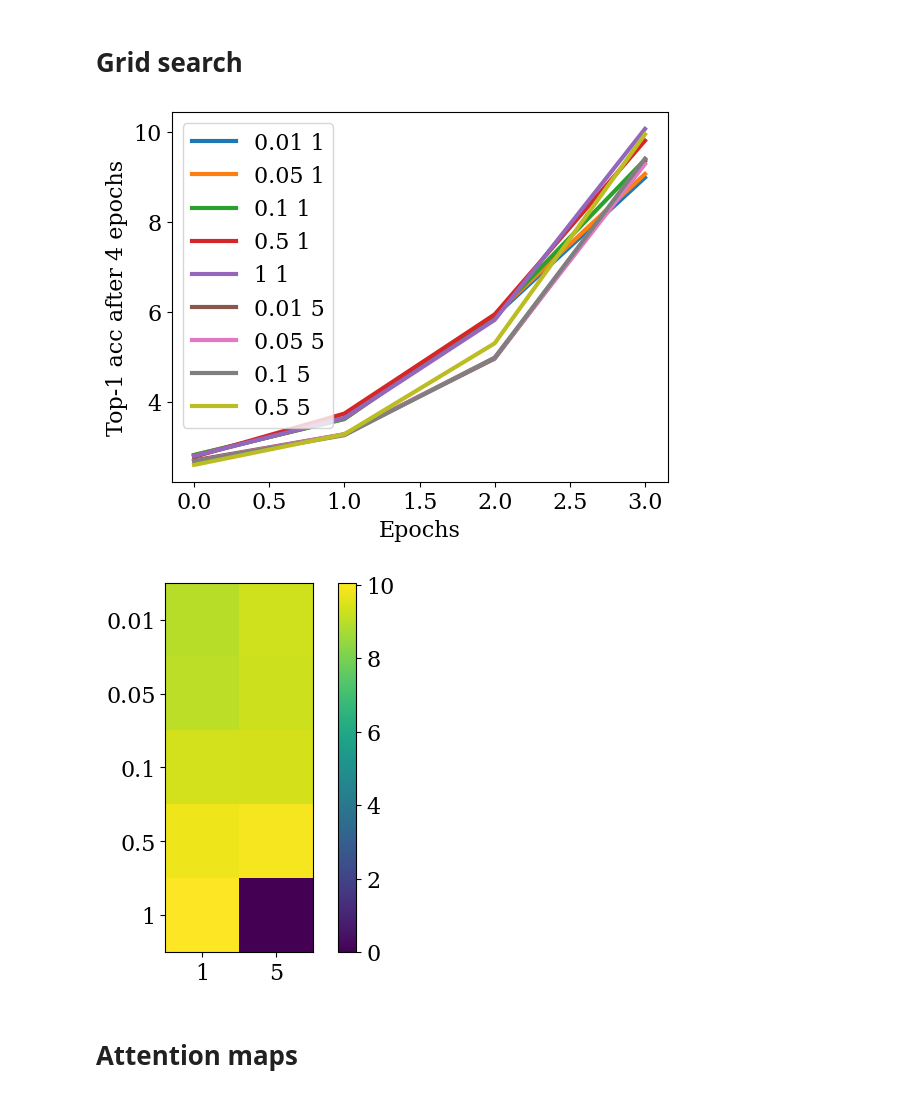
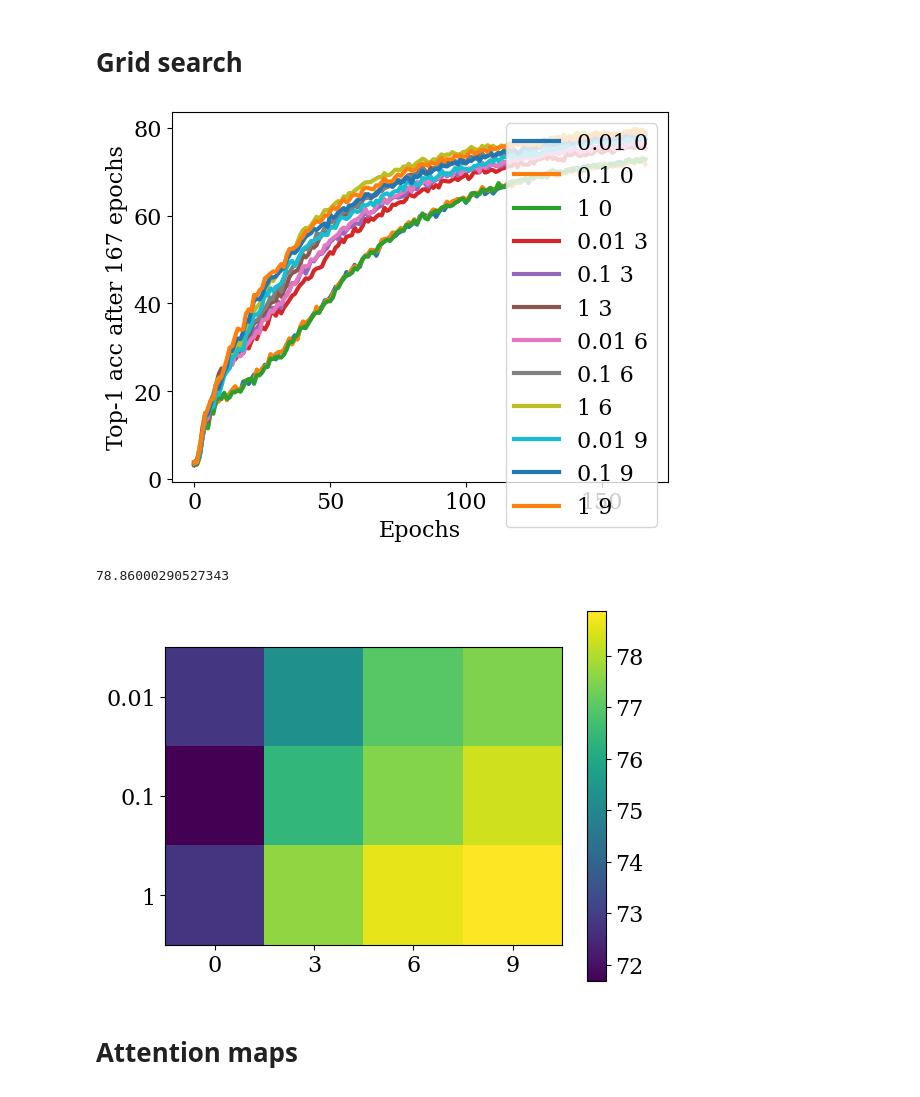
Before and after one commit to sdascoli/deit, a Jupyter notebook: deit.ipynb, the cells around one changed output. Saved outputs shown, nothing was run; the diff lists cells and outputs as text; code cells hidden in the pictures.

Commit message:
Learnable locality param

```diff
--- a/deit.ipynb
+++ b/deit.ipynb
@@ -9,8 +9,6 @@ import torch.nn.functional as F
 from collections import defaultdict
 import copy
 import sys
-from scipy import ndimage
-cmap=plt.cm.Spectral_r
 from mpl_toolkits import mplot3d
 from pathlib import Path
 import string
@@ -24,7 +22,7 @@ plt.rcParams.update({
     "lines.linewidth":3.0,
     "savefig.dpi":500
 })
-cmap = plt.get_cmap('Greys')
+cmap=plt.cm.Spectral_r
 
 savedir= './figs/'
 if not os.path.exists(savedir):
@@ -271,36 +263,39 @@ plt.show()
 # %%
 latest = min([len(run['logs']) for run in runs])
 topk=1
 #key1 = 'local_dim'
 #key2 = 'locality_distance'
 key1 = 'local_up_to_layer'
 key2 = 'freeze_locality'
 key1 = 'locality_strength'
-key2 = 'locality_dim'
+key2 = 'local_up_to_layer'
 
 plt.figure()
 grid = np.zeros((len(params[key1]),len(params[key2])))
 for run in runs:
     args = run['args']
     i,j = find(getattr(args,key1), params[key1]), find(getattr(args,key2), params[key2])
     grid[i,j] = run['logs'][latest-1]['test_acc%d'%topk]
     plt.plot(range(latest), [run['logs'][k]['test_acc%d'%topk] for k in range(latest)], label='{} {}'.format(getattr(args,key1), getattr(args, key2)))
 plt.legend()
 plt.xlabel('Epochs')
 plt.ylabel('Top-{} acc after {} epochs'.format(topk,latest))
 plt.show()
 
+print(np.max(grid))
+
 plt.figure()
 plt.imshow(grid)
 plt.gca().set_xticks(range(len(params[key2])))
 plt.gca().set_yticks(range(len(params[key1])))
 plt.gca().set_xticklabels(params[key2])
 plt.gca().set_yticklabels(params[key1])
 plt.colorbar()
 plt.show()
 # %% [output]
-[figure, old version]
+[figure, new version]
+78.86000290527343
-[figure, old version]
+[figure, new version]
 # %% [markdown]
 # Attention maps
 # %%
```
Also changed, not shown: parts of 7 cells of this notebook, 4 other files.
